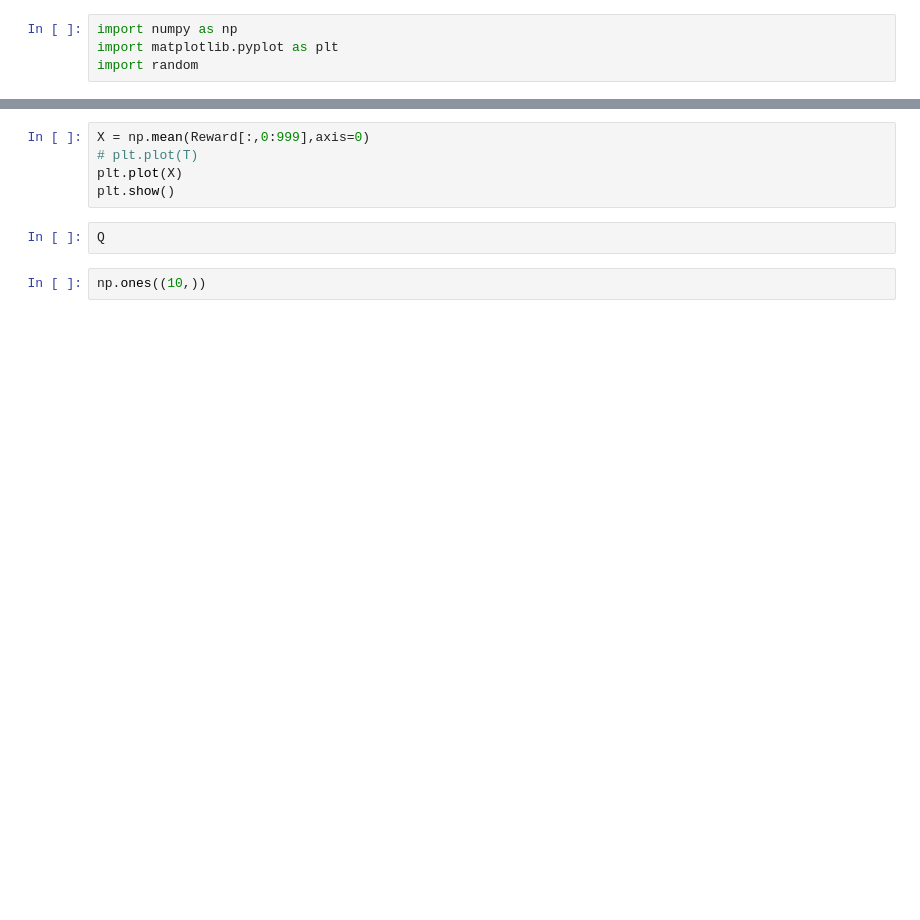
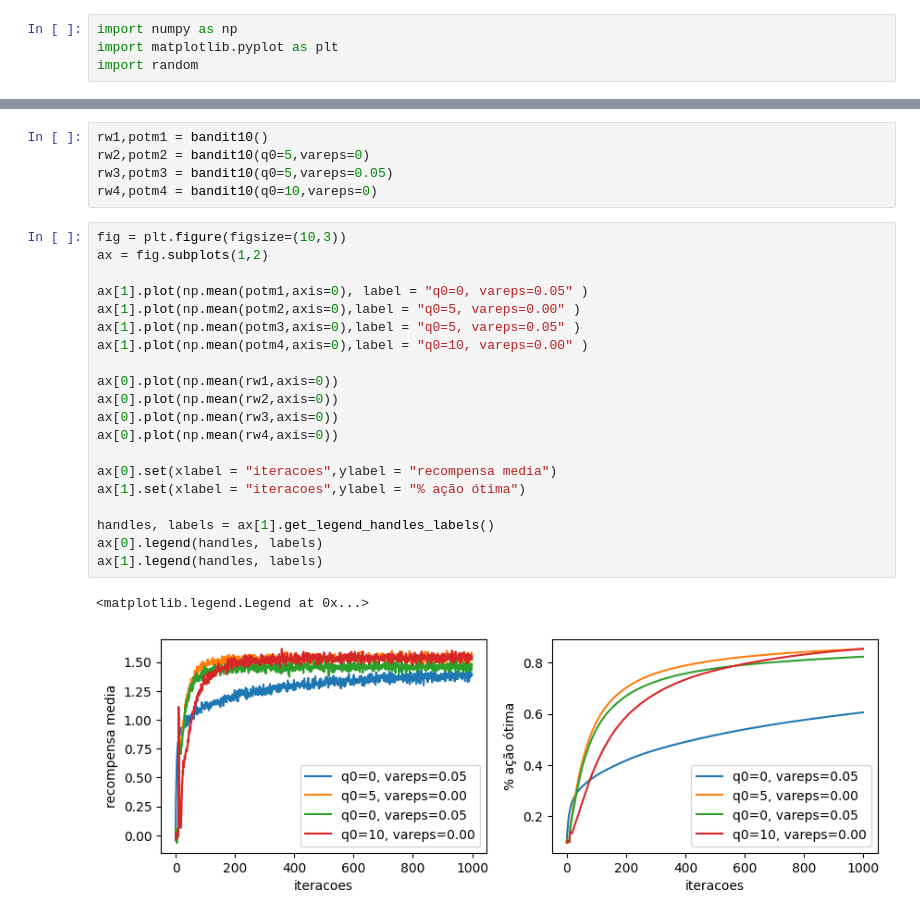
Before and after one commit to 1moi6/livro-mdts, a Jupyter notebook: exercicio1.ipynb, the cells around one changed output, grey strips where cells are left out. Cells and saved outputs as stored; diff of their text form; blank space fills up the shorter version.

Commit message:
funcoes com gráfico e legendas

```diff
--- a/exercicio1.ipynb
+++ b/exercicio1.ipynb
@@ -84,9 +93,28 @@ plt.plot(T)
-# %%
-X = np.mean(Reward[:,0:999],axis=0)
-# plt.plot(T)
-plt.plot(X)
-plt.show()
-# %%
-Q
-# %%
-np.ones((10,))
+# %%
+rw1,potm1 = bandit10()
+rw2,potm2 = bandit10(q0=5,vareps=0)
+rw3,potm3 = bandit10(q0=5,vareps=0.05)
+rw4,potm4 = bandit10(q0=10,vareps=0)
+# %%
+fig = plt.figure(figsize=(10,3))
+ax = fig.subplots(1,2)
+
+ax[1].plot(np.mean(potm1,axis=0), label = "q0=0, vareps=0.05" )
+ax[1].plot(np.mean(potm2,axis=0),label = "q0=5, vareps=0.00" )
+ax[1].plot(np.mean(potm3,axis=0),label = "q0=5, vareps=0.05" )
+ax[1].plot(np.mean(potm4,axis=0),label = "q0=10, vareps=0.00" )
+
+ax[0].plot(np.mean(rw1,axis=0))
+ax[0].plot(np.mean(rw2,axis=0))
+ax[0].plot(np.mean(rw3,axis=0))
+ax[0].plot(np.mean(rw4,axis=0))
+
+ax[0].set(xlabel = "iteracoes",ylabel = "recompensa media")
+ax[1].set(xlabel = "iteracoes",ylabel = "% ação ótima")
+
+handles, labels = ax[1].get_legend_handles_labels()
+ax[0].legend(handles, labels)
+ax[1].legend(handles, labels)
+# %% [output]
+<matplotlib.legend.Legend at 0x...>
+[figure, added]
```
Also changed, not shown: parts of 2 cells of this notebook.
